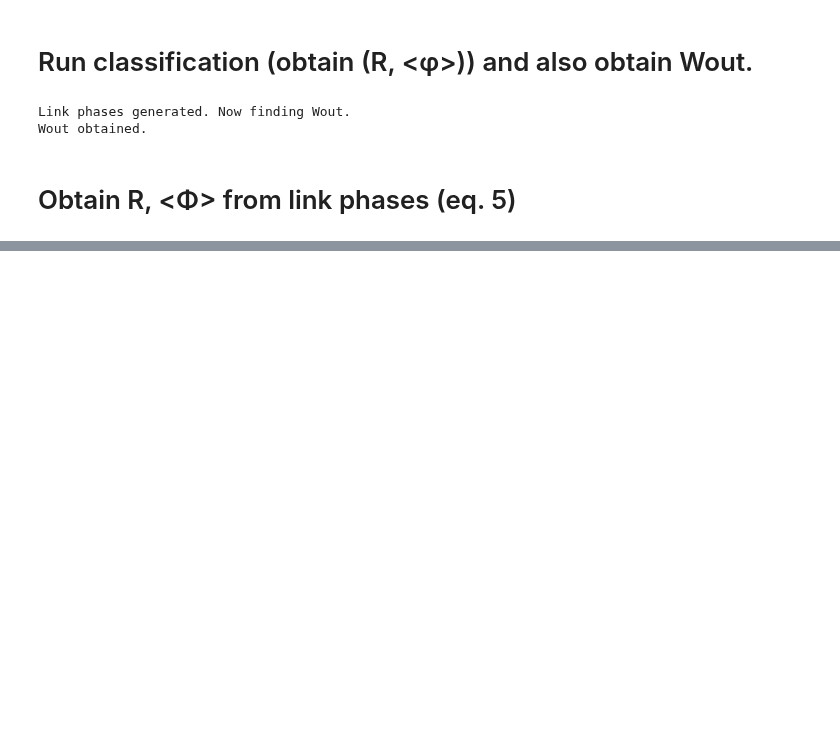
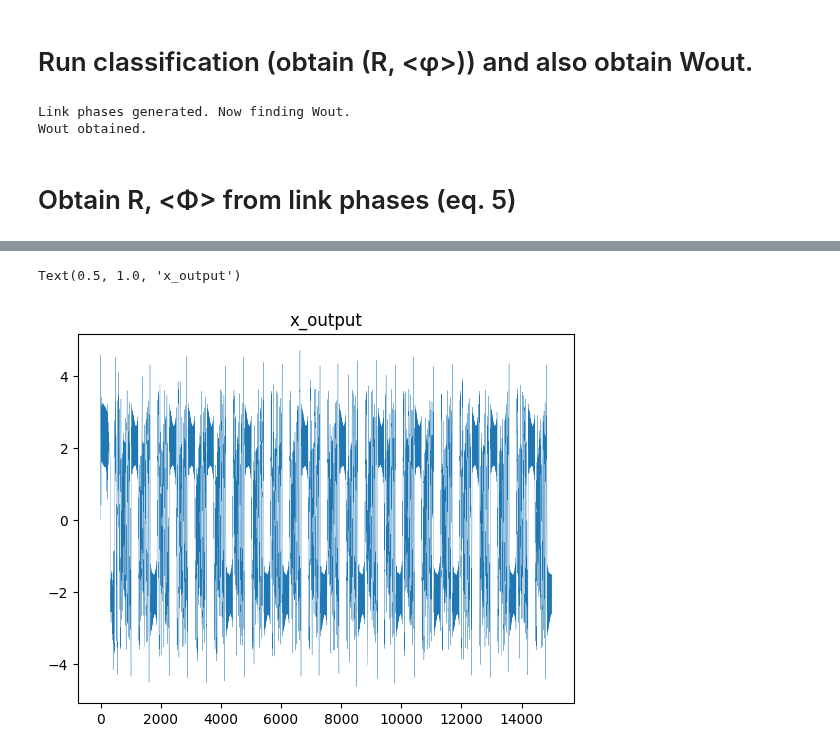
Before and after one commit to losertlab/rhythmic_sharing, a Jupyter notebook: rhythmic_sharing_example.ipynb, the cells around one changed output, grey strips where cells are left out. Drawn from its saved outputs; the diff is of its cells as text; code cells hidden in the pictures; blank space fills up the shorter version.

Commit message:
Extra code block added for the prediction stage.

```diff
--- a/rhythmic_sharing_example.ipynb
+++ b/rhythmic_sharing_example.ipynb
@@ -440,0 +592,9 @@ This is then used as the input to evolve n for the next timestep, i.e., in the f
+# %%
+"""
+View the x_output (for y_output or z_output, set prediction[0]->prediction[1] or prediction[2]
+"""
+plt.plot(prediction[0],linewidth=.2)
+plt.title('x_output')
+# %% [output]
+Text(0.5, 1.0, 'x_output')
+[figure, added]
```
Also changed, not shown: parts of 9 cells of this notebook.
